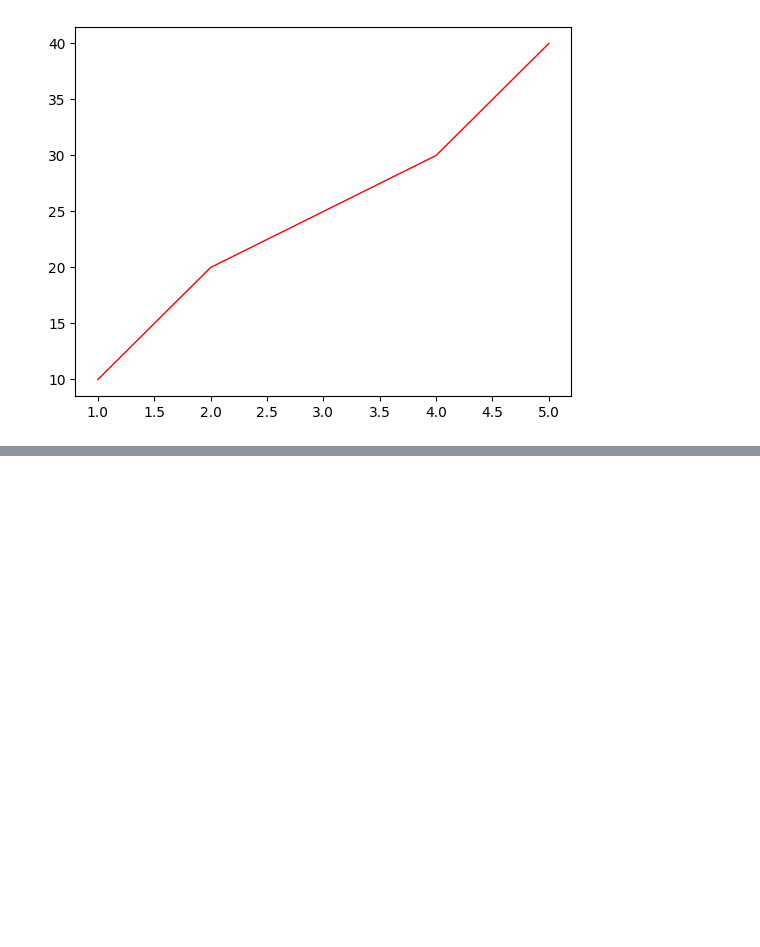
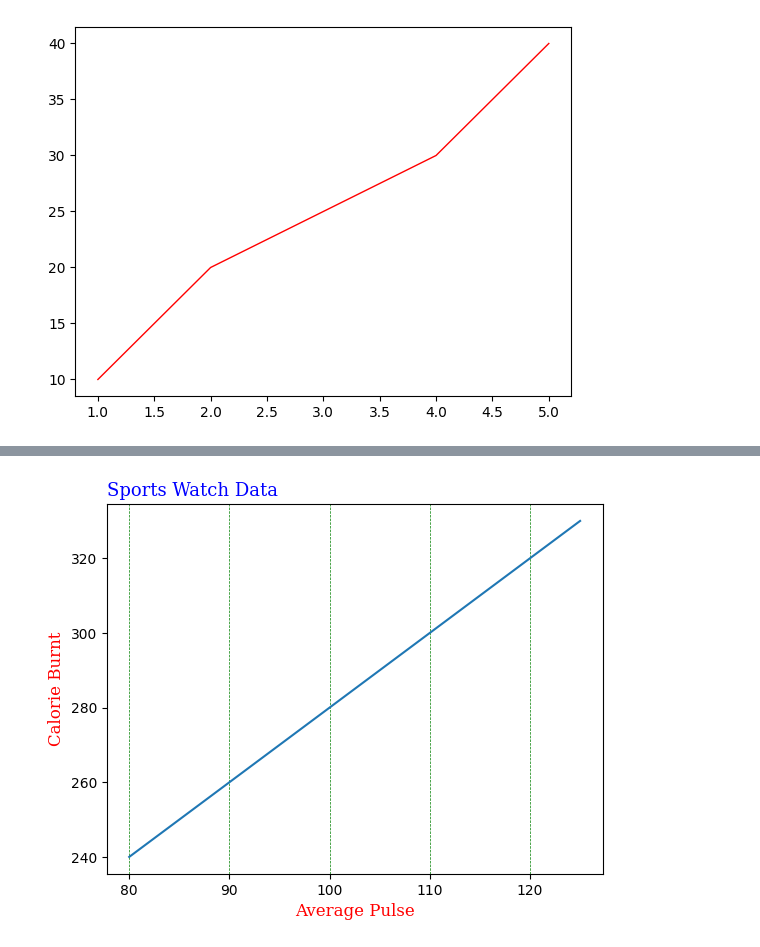
Before and after one commit to llawlaw23/Python_101, a Jupyter notebook: Python.ipynb, the cells around one changed output, grey strips where cells are left out. Cells and saved outputs as stored; diff of their text form; code cells hidden in the pictures; blank space fills up the shorter version.

```diff
--- a/Python.ipynb
+++ b/Python.ipynb
@@ -2529,0 +2543,17 @@ plt.show()
+# %%
+# font properties for title and lable
+# position of the title
+# adding grid lines
+x = np.array([80, 85, 90, 95, 100, 105, 110, 115, 120, 125])
+y = np.array([240, 250, 260, 270, 280, 290, 300, 310, 320, 330])
+font1 = {"family":"serif", "color":"blue", "size":13}
+font2 = {"family":"serif", "color":"red", "size":12}
+
+plt.plot(x, y)
+plt.title("Sports Watch Data", fontdict = font1, loc = "left")
+plt.xlabel("Average Pulse", fontdict = font2)
+plt.ylabel("Calorie Burnt", fontdict = font2)
+plt.grid(axis = "x", color = "g", linestyle = "--", linewidth = 0.5) # x means horizontal grid and y means vertical grid
+plt.show()
+# %% [output]
+[figure, added]
```
Also changed, not shown: parts of 13 cells of this notebook.
